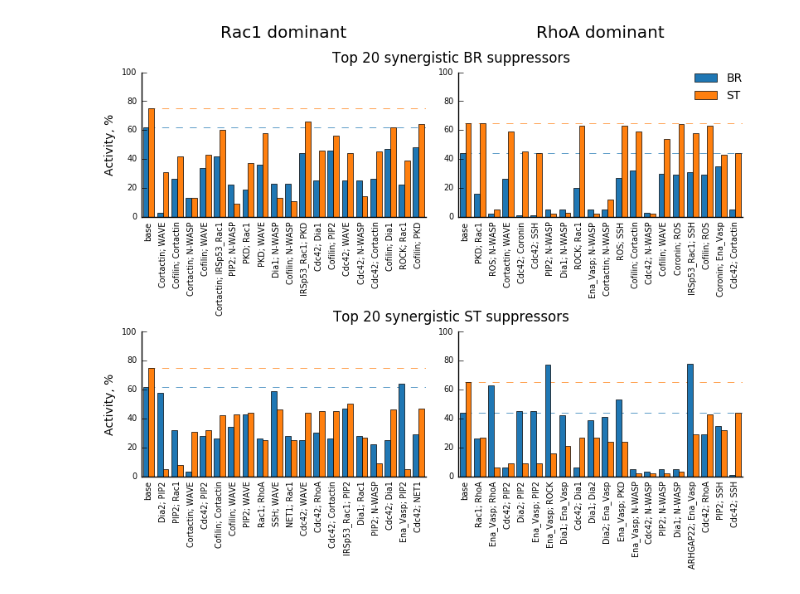
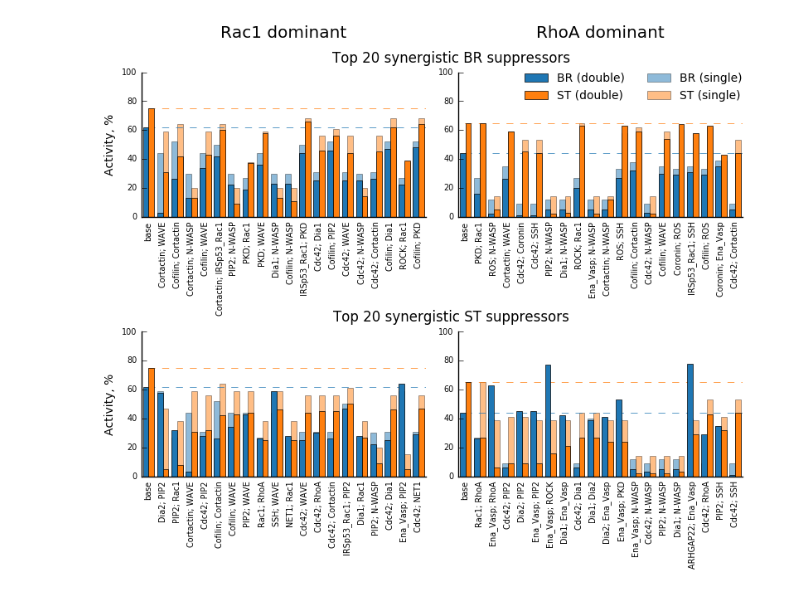
Before and after one commit to Vitaljok/actin-signaling, a Jupyter notebook: Double knock-down charts TOP-X synergy side by side.ipynb, the cells around one changed output. Saved outputs shown, nothing was run; the diff lists cells and outputs as text; code cells hidden in the pictures.

Commit message:
synergy side-by-side

```diff
--- a/Double knock-down charts TOP-X synergy side by side.ipynb
+++ b/Double knock-down charts TOP-X synergy side by side.ipynb
@@ -37,8 +37,8 @@ def prepare_datasets(report):
     df['Actin_BR_single'] = df.apply(get_single_kd_values, axis=1, args=(df_single['Actin_BR'],))
     df['Actin_ST_single'] = df.apply(get_single_kd_values, axis=1, args=(df_single['Actin_ST'],))
 
-    df['synergy_BR'] = (df['Actin_BR'] - df['Actin_BR_single']) / base_BR
-    df['synergy_ST'] = (df['Actin_ST'] - df['Actin_ST_single']) / base_ST
+    df['synergy_BR'] = df['Actin_BR'] - df['Actin_BR_single']
+    df['synergy_ST'] = df['Actin_ST'] - df['Actin_ST_single']
 
     return [
             df[df.index == 'base'].append(
@@ -46,16 +46,24 @@ def prepare_datasets(report):
 
             df[df.index == 'base'].append(
                 df[(df['Actin_ST'] > 0) & (df['Actin_BR'] > 0)].sort_values('synergy_ST').head(topX)
-            )
+            ),
+
+            df
         ]
 
 def plot_knockdowns(dataframe, ax, maxn, with_y_label):
     colors = ['#1f77b4', '#ff7f0e']
 
-    dataframe = dataframe[['Actin_BR', 'Actin_ST']].rename(columns={'Actin_BR': 'BR', 'Actin_ST': 'ST'})
+    dataframe_single = dataframe[['Actin_BR_single', 'Actin_ST_single']].rename(
+        columns={'Actin_BR_single': 'BR (single)', 'Actin_ST_single': 'ST (single)'})
+    dataframe = dataframe[['Actin_BR', 'Actin_ST']].rename(
+        columns={'Actin_BR': 'BR (double)', 'Actin_ST': 'ST (double)'})
 
     dataframe.plot.bar(width=0.8, color=colors,
                             ax=ax, legend=False, linewidth=0.5)
+
+    dataframe_single.plot.bar(width=0.8, color=colors,
+                            ax=ax, legend=False, linewidth=0.5, zorder=-5, alpha=0.5)
 
     ax.spines['top'].set_visible(False)
     ax.spines['right'].set_visible(False)
@@ -77,36 +85,35 @@ data = {}
 
 for report in reports:
     data[report] = prepare_datasets(report)
 
 row_titles = [
     r"Top %d synergistic BR suppressors" % topX,
     r"Top %d synergistic ST suppressors" % topX
 ]
 
 fig, axis = pl.subplots(nrows=2, ncols=2, sharey=False, figsize=(8, 7))
 for row in range(2):
     for col in range(2):
         plot_knockdowns(data[reports[col]][row], axis[row][col], topX, with_y_label=(col==0))
 
 axis[0][0].set_title("Rac1 dominant", fontsize='x-large', y=1.2)
 axis[0][1].set_title("RhoA dominant", fontsize='x-large', y=1.2)
 
 axis[0][1].legend(loc='upper right',
-#               bbox_to_anchor=(0.97, 1.0),
-              ncol=1,
+              ncol=2,
               frameon=False, borderpad=0, borderaxespad=0,
               prop={'size':10})
 
 for row, title in enumerate(row_titles):
     axis[row][1].text(-1, 107, title, fontsize='large', ha='center',
                       bbox=dict(facecolor='white', edgecolor='none', pad=0))
 
 
 
 pl.tight_layout()
 
-pl.savefig('charts/fig_5_top_20_synergy.png', bbox_inches='tight', dpi=300)
-pl.savefig('charts/fig_5_top_20_synergy.svg', bbox_inches='tight')
-pl.savefig('charts/fig_5_top_20_synergy.eps', bbox_inches='tight')
+# pl.savefig('charts/fig_5_top_20_synergy.png', bbox_inches='tight', dpi=300)
+# pl.savefig('charts/fig_5_top_20_synergy.svg', bbox_inches='tight')
+# pl.savefig('charts/fig_5_top_20_synergy.eps', bbox_inches='tight')
 # %% [output]
-[figure, old version]
+[figure, new version]
```
Also changed, not shown: parts of 1 cell of this notebook, 3 other files.
